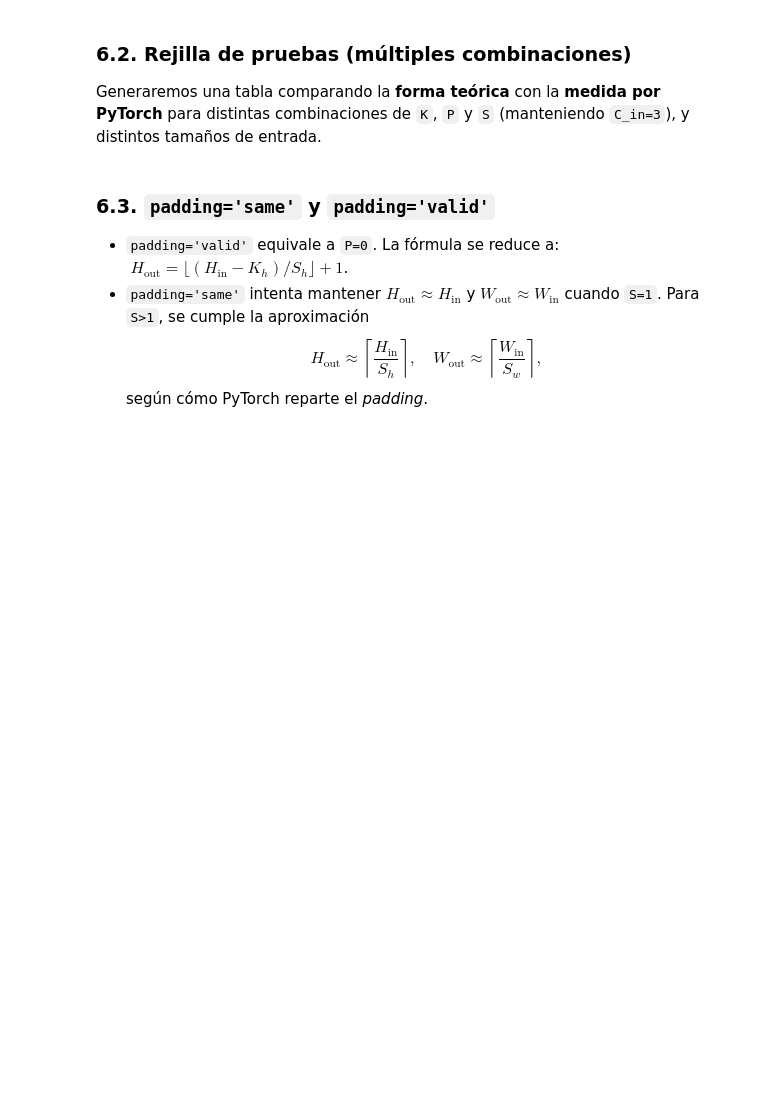
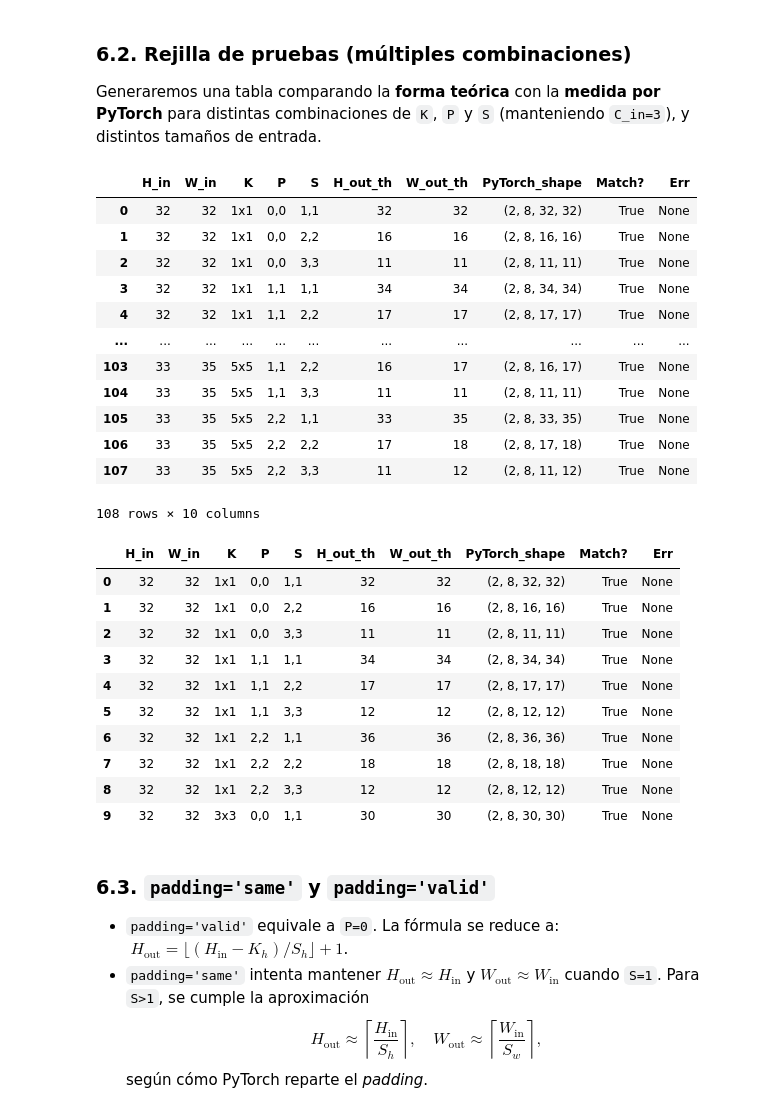
Before and after one commit to EdithOroche/IA, a Jupyter notebook: Laboratorio01_unidad_II_PI.ipynb, the cells around one changed output. Drawn from its saved outputs; the diff is of its cells as text; code cells hidden in the pictures; blank space fills up the shorter version.

```diff
--- a/Laboratorio01_unidad_II_PI.ipynb
+++ b/Laboratorio01_unidad_II_PI.ipynb
@@ -145,35 +148,59 @@ Ss = [(1,1), (2,2), (3,3)]
 C_in = 3
 C_out = 8
 N = 2
 
 for H_in, W_in in itertools.product(Hs, Ws):
     for (K_h, K_w) in Ks:
         for (P_h, P_w) in Ps:
             for (S_h, S_w) in Ss:
                 H_out_th, W_out_th = conv2d_out_hw(H_in, W_in, K_h, K_w, P_h, P_w, S_h, S_w)
                 pyt_shape = None
                 ok = None
                 err = None
                 if TORCH_OK and H_out_th > 0 and W_out_th > 0:
                     try:
                         x = torch.randn(N, C_in, H_in, W_in)
                         conv = nn.Conv2d(C_in, C_out, (K_h, K_w), (S_h, S_w), (P_h, P_w), bias=False)
                         y = conv(x)
                         pyt_shape = tuple(y.shape)
                         ok = (pyt_shape == (N, C_out, H_out_th, W_out_th))
                     except Exception as e:
                         err = str(e)[:120]
                 rows.append({
                     "H_in": H_in, "W_in": W_in,
                     "K": f"{K_h}x{K_w}", "P": f"{P_h},{P_w}", "S": f"{S_h},{S_w}",
                     "H_out_th": H_out_th, "W_out_th": W_out_th,
                     "PyTorch_shape": pyt_shape, "Match?": ok, "Err": err
                 })
 
 df = pd.DataFrame(rows)
-from caas_jupyter_tools import display_dataframe_to_user
-display_dataframe_to_user("Comparación teoría vs PyTorch (rejilla)", df)
+display(df)
 df.head(10)  # para mostrar algo en la salida textual también
+# %% [output]
+|  | H_in | W_in | K | P | S | H_out_th | W_out_th | PyTorch_shape | Match? | Err |
+| 0 | 32 | 32 | 1x1 | 0,0 | 1,1 | 32 | 32 | (2, 8, 32, 32) | True | None |
+| 1 | 32 | 32 | 1x1 | 0,0 | 2,2 | 16 | 16 | (2, 8, 16, 16) | True | None |
+| 2 | 32 | 32 | 1x1 | 0,0 | 3,3 | 11 | 11 | (2, 8, 11, 11) | True | None |
+| 3 | 32 | 32 | 1x1 | 1,1 | 1,1 | 34 | 34 | (2, 8, 34, 34) | True | None |
+| 4 | 32 | 32 | 1x1 | 1,1 | 2,2 | 17 | 17 | (2, 8, 17, 17) | True | None |
+| ... | ... | ... | ... | ... | ... | ... | ... | ... | ... | ... |
+| 103 | 33 | 35 | 5x5 | 1,1 | 2,2 | 16 | 17 | (2, 8, 16, 17) | True | None |
+| 104 | 33 | 35 | 5x5 | 1,1 | 3,3 | 11 | 11 | (2, 8, 11, 11) | True | None |
+| 105 | 33 | 35 | 5x5 | 2,2 | 1,1 | 33 | 35 | (2, 8, 33, 35) | True | None |
+| 106 | 33 | 35 | 5x5 | 2,2 | 2,2 | 17 | 18 | (2, 8, 17, 18) | True | None |
+| 107 | 33 | 35 | 5x5 | 2,2 | 3,3 | 11 | 12 | (2, 8, 11, 12) | True | None |
+108 rows × 10 columns
+|  | H_in | W_in | K | P | S | H_out_th | W_out_th | PyTorch_shape | Match? | Err |
+| 0 | 32 | 32 | 1x1 | 0,0 | 1,1 | 32 | 32 | (2, 8, 32, 32) | True | None |
+| 1 | 32 | 32 | 1x1 | 0,0 | 2,2 | 16 | 16 | (2, 8, 16, 16) | True | None |
+| 2 | 32 | 32 | 1x1 | 0,0 | 3,3 | 11 | 11 | (2, 8, 11, 11) | True | None |
+| 3 | 32 | 32 | 1x1 | 1,1 | 1,1 | 34 | 34 | (2, 8, 34, 34) | True | None |
+| 4 | 32 | 32 | 1x1 | 1,1 | 2,2 | 17 | 17 | (2, 8, 17, 17) | True | None |
+| 5 | 32 | 32 | 1x1 | 1,1 | 3,3 | 12 | 12 | (2, 8, 12, 12) | True | None |
+| 6 | 32 | 32 | 1x1 | 2,2 | 1,1 | 36 | 36 | (2, 8, 36, 36) | True | None |
+| 7 | 32 | 32 | 1x1 | 2,2 | 2,2 | 18 | 18 | (2, 8, 18, 18) | True | None |
+| 8 | 32 | 32 | 1x1 | 2,2 | 3,3 | 12 | 12 | (2, 8, 12, 12) | True | None |
+| 9 | 32 | 32 | 3x3 | 0,0 | 1,1 | 30 | 30 | (2, 8, 30, 30) | True | None |
 # %% [markdown]
 
 ### 6.3. `padding='same'` y `padding='valid'`
```
Also changed, not shown: parts of 3 cells of this notebook.
